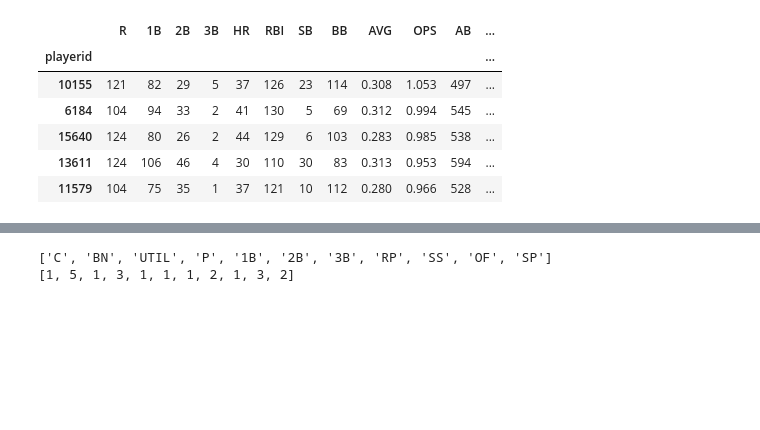
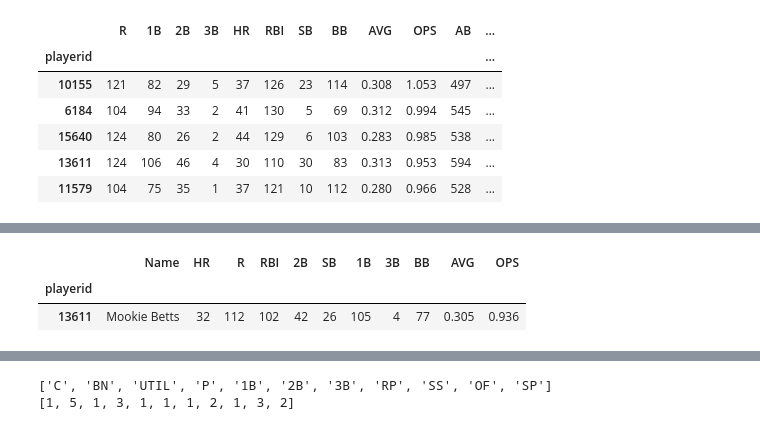
Before and after one commit to wrapgenius/GameDay, a Jupyter notebook: DraftDay2019_w_Fangraphs.ipynb, the cells around one changed output, grey strips where cells are left out. Drawn from its saved outputs; the diff is of its cells as text; code cells hidden in the pictures; blank space fills up the shorter version.

```diff
--- a/DraftDay2019_w_Fangraphs.ipynb
+++ b/DraftDay2019_w_Fangraphs.ipynb
@@ -224,0 +235,10 @@ Fans_Dft.draft_team()
+# %%
+Fans_Dft.open_positions['C']
+idf = np.where(Fans_Dft.bat_df['Position'] == 'C')[0][0]
+#Fans_Dft.bat_df.iloc[idf] =
+imb = np.where(Steamer.hitters_stats.Name == 'Mookie Betts')
+Steamer.hitters_stats.iloc[imb][['Name', 'HR', 'R', 'RBI', '2B', 'SB', '1B', '3B', 'BB', 'AVG', 'OPS']]
+# %% [output]
+|  | Name | HR | R | RBI | 2B | SB | 1B | 3B | BB | AVG | OPS |
+| playerid |  |  |  |  |  |  |  |  |  |  |  |
+| 13611 | Mookie Betts | 32 | 112 | 102 | 42 | 26 | 105 | 4 | 77 | 0.305 | 0.936 |
```
Also changed, not shown: parts of 13 cells of this notebook.
